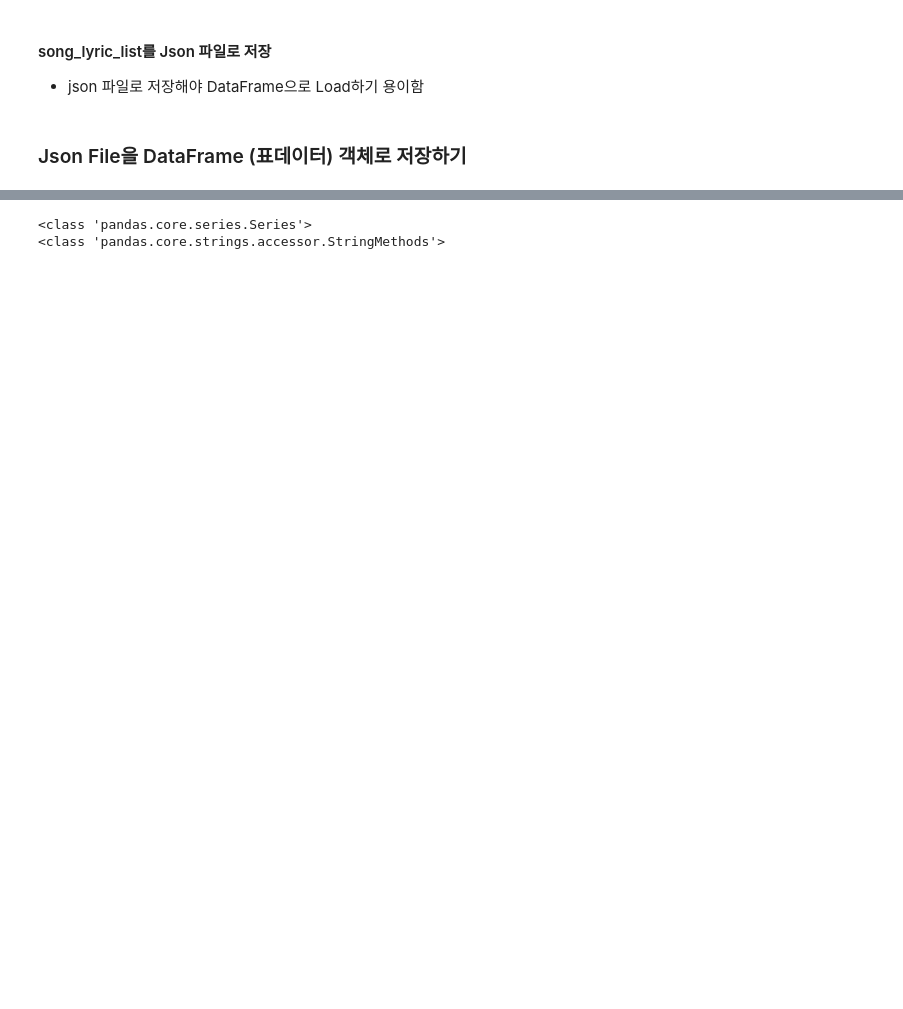
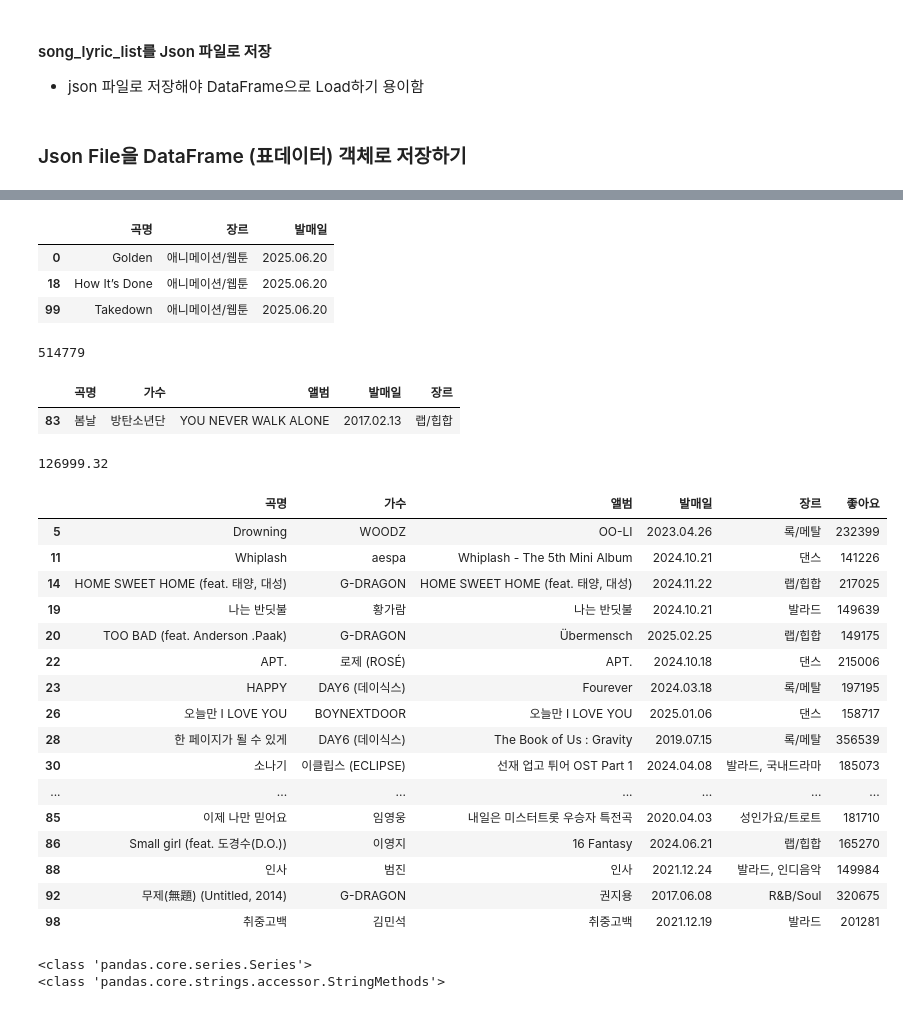
Before and after one commit to SK-Shieldus-Rookies-4/SK-Shieldus-Rookies_Study, a Jupyter notebook: study/Data_Analysis/Python_WebScraping_Analysis/04.Melon100차트_데이터파싱_DB저장.ipynb, the cells around one changed output, grey strips where cells are left out. Drawn from its saved outputs; the diff is of its cells as text; code cells hidden in the pictures; blank space fills up the shorter version.

```diff
--- a/study/Data_Analysis/Python_WebScraping_Analysis/04.Melon100차트_데이터파싱_DB저장.ipynb
+++ b/study/Data_Analysis/Python_WebScraping_Analysis/04.Melon100차트_데이터파싱_DB저장.ipynb
@@ -274,0 +298,41 @@ array(['G-DRAGON', 'IVE (아이브)', '황가람', 'aespa', '로제 (ROSÉ)', 'P
+# %%
+# 특정 가수의 노래 정보 출력하기 ['곡명','장르','발매일']
+song_df.loc[song_df['가수'] == 'HUNTR/X', ['곡명','장르','발매일']]
+# %% [output]
+|  | 곡명 | 장르 | 발매일 |
+| 0 | Golden | 애니메이션/웹툰 | 2025.06.20 |
+| 18 | How It’s Done | 애니메이션/웹툰 | 2025.06.20 |
+| 99 | Takedown | 애니메이션/웹툰 | 2025.06.20 |
+# %%
+# 좋아요 건수가 가장 많은 가수는?
+print(song_df['좋아요'].max())
+song_df.loc[song_df['좋아요'] == song_df['좋아요'].max(),['곡명', '가수', '앨범', '발매일', '장르']]
+# %% [output]
+514779
+|  | 곡명 | 가수 | 앨범 | 발매일 | 장르 |
+| 83 | 봄날 | 방탄소년단 | YOU NEVER WALK ALONE | 2017.02.13 | 랩/힙합 |
+# %%
+# 좋아요 건수의 평균보다 높은 가수는?
+print(song_df['좋아요'].mean())
+song_df.loc[song_df['좋아요'] >= song_df['좋아요'].mean(),['곡명', '가수', '앨범', '발매일', '장르', '좋아요']]\
+.sort_values(by='좋아요',ascending=False)\
+.reset_index(drop=True)
+# %% [output]
+126999.32
+|  | 곡명 | 가수 | 앨범 | 발매일 | 장르 | 좋아요 |
+| 5 | Drowning | WOODZ | OO-LI | 2023.04.26 | 록/메탈 | 232399 |
+| 11 | Whiplash | aespa | Whiplash - The 5th Mini Album | 2024.10.21 | 댄스 | 141226 |
+| 14 | HOME SWEET HOME (feat. 태양, 대성) | G-DRAGON | HOME SWEET HOME (feat. 태양, 대성) | 2024.11.22 | 랩/힙합 | 217025 |
+| 19 | 나는 반딧불 | 황가람 | 나는 반딧불 | 2024.10.21 | 발라드 | 149639 |
+| 20 | TOO BAD (feat. Anderson .Paak) | G-DRAGON | Übermensch | 2025.02.25 | 랩/힙합 | 149175 |
+| 22 | APT. | 로제 (ROSÉ) | APT. | 2024.10.18 | 댄스 | 215006 |
+| 23 | HAPPY | DAY6 (데이식스) | Fourever | 2024.03.18 | 록/메탈 | 197195 |
+| 26 | 오늘만 I LOVE YOU | BOYNEXTDOOR | 오늘만 I LOVE YOU | 2025.01.06 | 댄스 | 158717 |
+| 28 | 한 페이지가 될 수 있게 | DAY6 (데이식스) | The Book of Us : Gravity | 2019.07.15 | 록/메탈 | 356539 |
+| 30 | 소나기 | 이클립스 (ECLIPSE) | 선재 업고 튀어 OST Part 1 | 2024.04.08 | 발라드, 국내드라마 | 185073 |
+| ... | ... | ... | ... | ... | ... | ... |
+| 85 | 이제 나만 믿어요 | 임영웅 | 내일은 미스터트롯 우승자 특전곡 | 2020.04.03 | 성인가요/트로트 | 181710 |
+| 86 | Small girl (feat. 도경수(D.O.)) | 이영지 | 16 Fantasy | 2024.06.21 | 랩/힙합 | 165270 |
+| 88 | 인사 | 범진 | 인사 | 2021.12.24 | 발라드, 인디음악 | 149984 |
+| 92 | 무제(無題) (Untitled, 2014) | G-DRAGON | 권지용 | 2017.06.08 | R&B/Soul | 320675 |
+| 98 | 취중고백 | 김민석 | 취중고백 | 2021.12.19 | 발라드 | 201281 |
```
Also changed, not shown: parts of 7 cells of this notebook.
